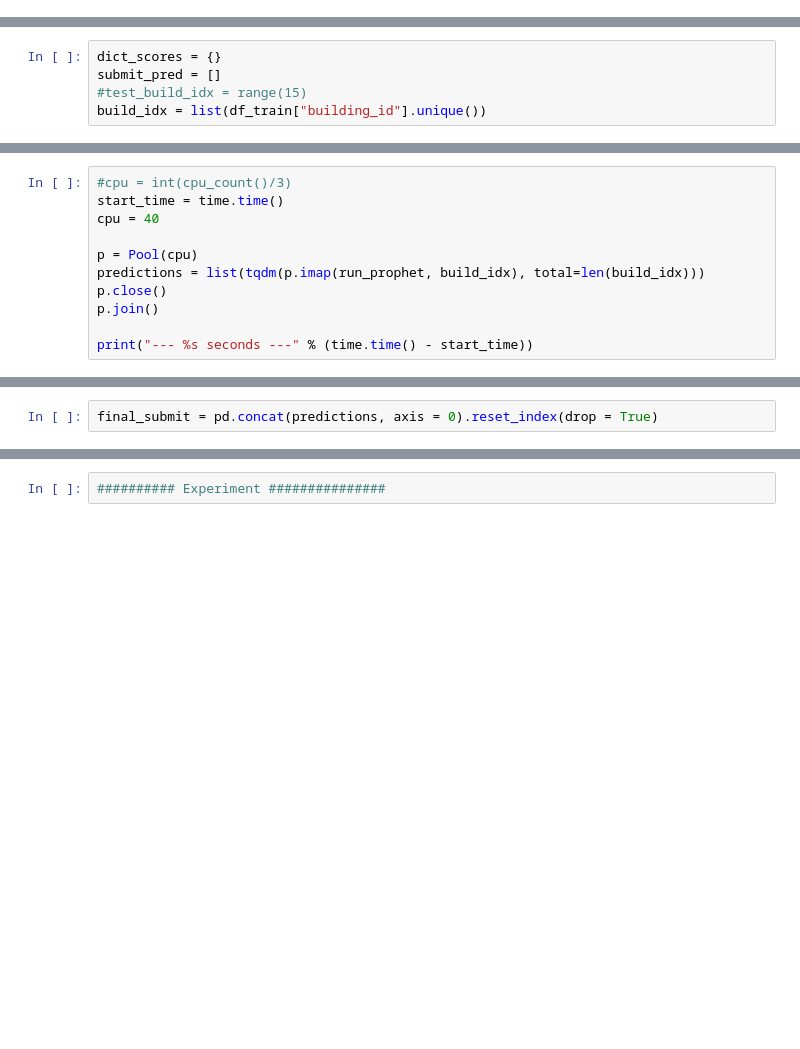
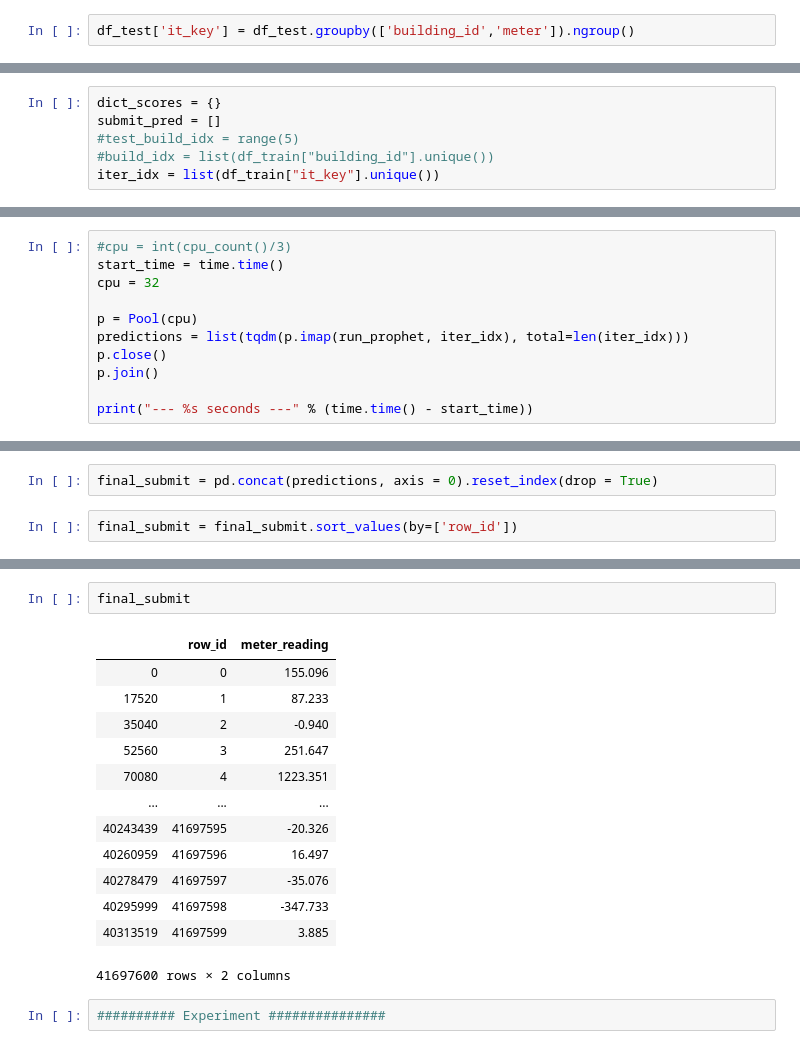
Before and after one commit to thebearinmind/bearinmind-kaggle, a Jupyter notebook: ashrae/main.ipynb, the cells around one changed output, grey strips where cells are left out. Saved outputs shown, nothing was run; the diff lists cells and outputs as text; blank space fills up the shorter version.

```diff
--- a/ashrae/main.ipynb
+++ b/ashrae/main.ipynb
@@ -65 +67,3 @@ df_test["wind_speed"] = df_test["wind_speed"].fillna(df_test["wind_speed"].mean(
+# %%
+df_test['it_key'] = df_test.groupby(['building_id','meter']).ngroup()
 # %%
@@ -132,8 +130,9 @@ def run_prophet(build_idx):
 # %%
 dict_scores = {}
 submit_pred = []
-#test_build_idx = range(15)
-build_idx = list(df_train["building_id"].unique())
+#test_build_idx = range(5)
+#build_idx = list(df_train["building_id"].unique())
+iter_idx = list(df_train["it_key"].unique())
 # %%
 gc.collect()
 # %% [output]
@@ -141,10 +140,10 @@ gc.collect()
 # %%
 #cpu = int(cpu_count()/3)
 start_time = time.time()
-cpu = 40
+cpu = 32
 
 p = Pool(cpu)
-predictions = list(tqdm(p.imap(run_prophet, build_idx), total=len(build_idx)))
+predictions = list(tqdm(p.imap(run_prophet, iter_idx), total=len(iter_idx)))
 p.close()
 p.join()
 
@@ -154,4 +201,6 @@ list(predictions)
 # %%
 final_submit = pd.concat(predictions, axis = 0).reset_index(drop = True)
+# %%
+final_submit = final_submit.sort_values(by=['row_id'])
 # %%
 final_submit.to_csv("submission_prophet.csv", index = False)
@@ -172,3 +211,19 @@ final_submit.to_csv("submission_prophet.csv", index = False)
+# %%
+final_submit
+# %% [output]
+|  | row_id | meter_reading |
+| 0 | 0 | 155.096 |
+| 17520 | 1 | 87.233 |
+| 35040 | 2 | -0.940 |
+| 52560 | 3 | 251.647 |
+| 70080 | 4 | 1223.351 |
+| ... | ... | ... |
+| 40243439 | 41697595 | -20.326 |
+| 40260959 | 41697596 | 16.497 |
+| 40278479 | 41697597 | -35.076 |
+| 40295999 | 41697598 | -347.733 |
+| 40313519 | 41697599 | 3.885 |
+41697600 rows × 2 columns
 # %%
 ########## Experiment ###############
 # %%
```
Also changed, not shown: parts of 7 cells of this notebook.
